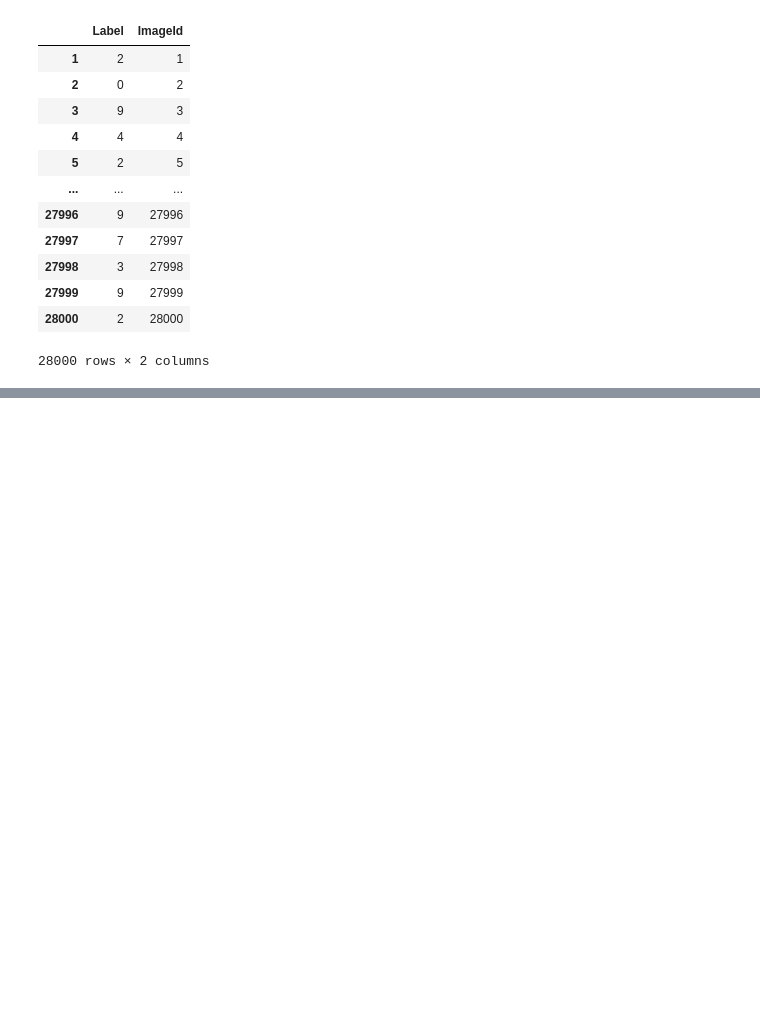
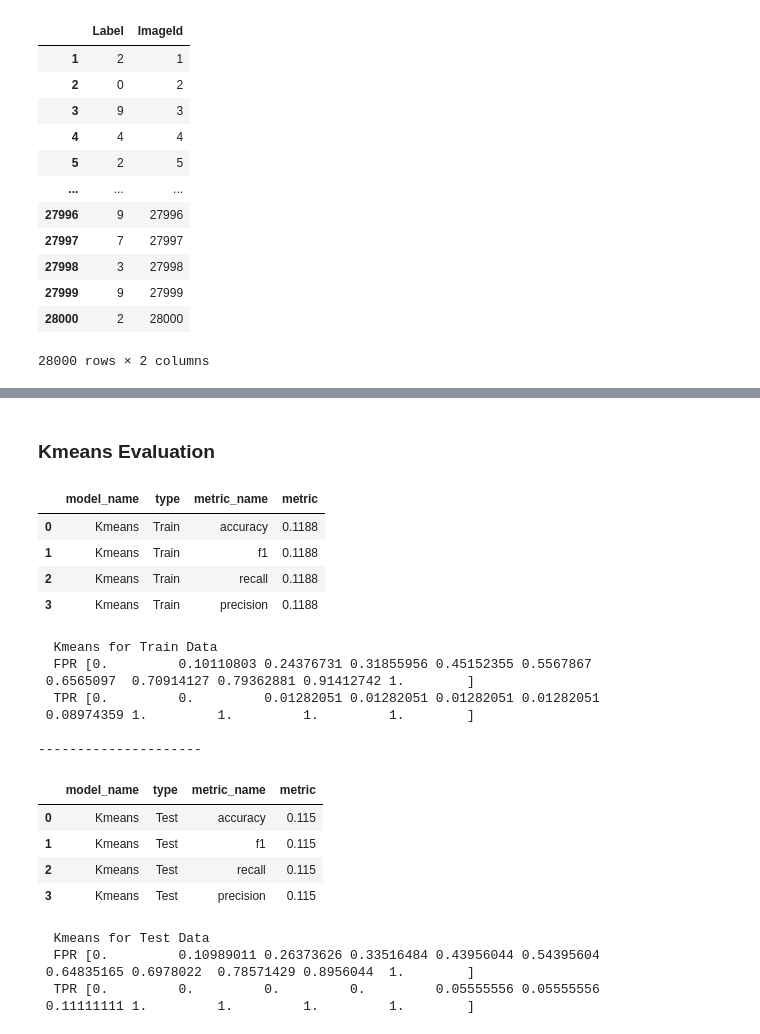
Before and after one commit to oimartin/MNIST_Digit_Recognizer, a Jupyter notebook: digits_notebook.ipynb, the cells around one changed output, grey strips where cells are left out. Saved outputs shown, nothing was run; the diff lists cells and outputs as text; code cells hidden in the pictures; blank space fills up the shorter version.

```diff
--- a/digits_notebook.ipynb
+++ b/digits_notebook.ipynb
@@ -447,0 +466,32 @@ submitted(RFC_PCA_model, 'RFC_PCA', test_PCA)
+# %% [markdown]
+### Kmeans Evaluation
+# %%
+Kmeans_train = evaluating_model(labels_train, train_pred_Kmeans, 'Kmeans', 'Train')
+eval_classification(train_pred_Kmeans, labels_train, X_train, 'Kmeans', 'Train')
+
+print("---------------------")
+Kmeans_test = evaluating_model(labels_test, test_pred_Kmeans, 'Kmeans', 'Test')
+eval_classification(test_pred_Kmeans, labels_test, X_test, 'Kmeans', 'Test')
+# %% [output]
+|  | model_name | type | metric_name | metric |
+| 0 | Kmeans | Train | accuracy | 0.1188 |
+| 1 | Kmeans | Train | f1 | 0.1188 |
+| 2 | Kmeans | Train | recall | 0.1188 |
+| 3 | Kmeans | Train | precision | 0.1188 |
+  Kmeans for Train Data
+  FPR [0.         0.10110803 0.24376731 0.31855956 0.45152355 0.5567867
+ 0.6565097  0.70914127 0.79362881 0.91412742 1.        ]
+  TPR [0.         0.         0.01282051 0.01282051 0.01282051 0.01282051
+ 0.08974359 1.         1.         1.         1.        ]
+
+---------------------
+|  | model_name | type | metric_name | metric |
+| 0 | Kmeans | Test | accuracy | 0.115 |
+| 1 | Kmeans | Test | f1 | 0.115 |
+| 2 | Kmeans | Test | recall | 0.115 |
+| 3 | Kmeans | Test | precision | 0.115 |
+  Kmeans for Test Data
+  FPR [0.         0.10989011 0.26373626 0.33516484 0.43956044 0.54395604
+ 0.64835165 0.6978022  0.78571429 0.8956044  1.        ]
+  TPR [0.         0.         0.         0.         0.05555556 0.05555556
+ 0.11111111 1.         1.         1.         1.        ]
```
Also changed, not shown: parts of 8 cells of this notebook.
